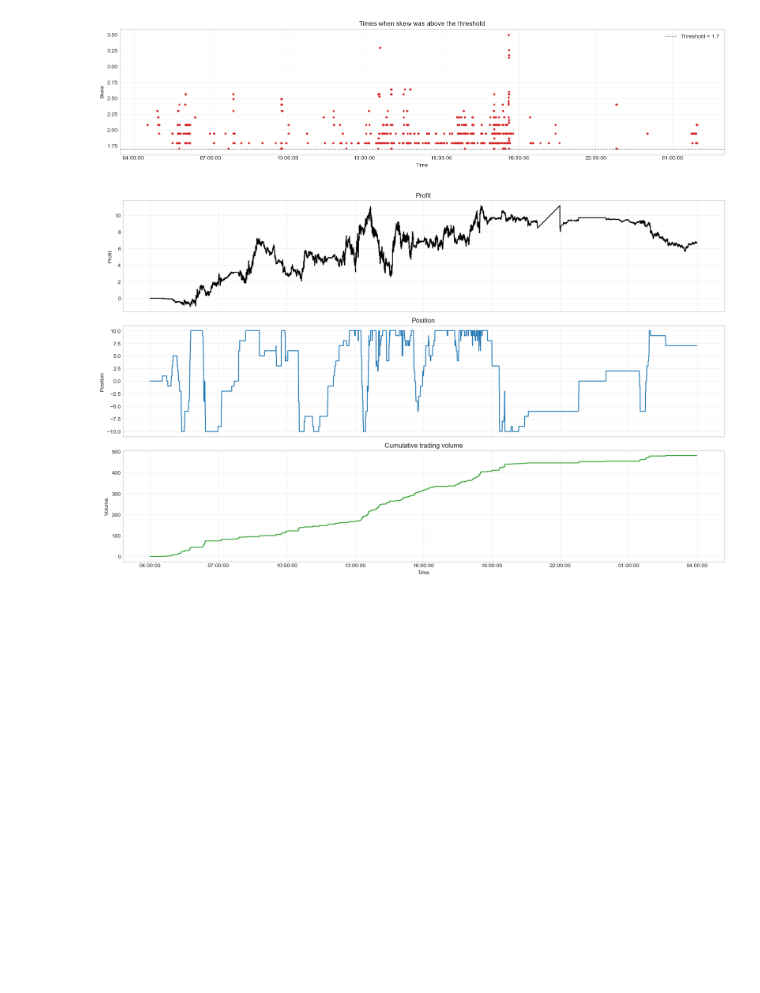
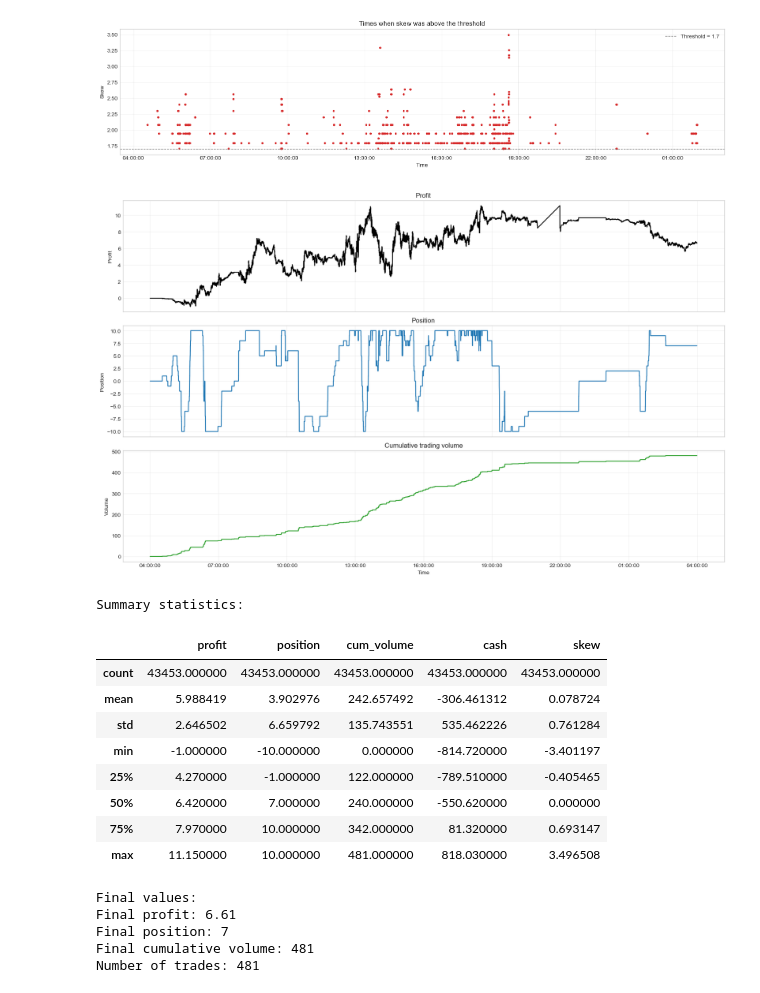
Before and after one commit to SpiroDouvis/FNCE449, a Jupyter notebook: FNCE449_DAY2/FNCE449_Day2_Assignment.ipynb, the cells around one changed output. Saved outputs shown, nothing was run; the diff lists cells and outputs as text; code cells hidden in the pictures; blank space fills up the shorter version.

```diff
--- a/FNCE449_DAY2/FNCE449_Day2_Assignment.ipynb
+++ b/FNCE449_DAY2/FNCE449_Day2_Assignment.ipynb
@@ -185,25 +185,48 @@ plt.show()
 # %%
 # Step 6: Plot profit, position, and cumulative volume
 fig, axes = plt.subplots(3, 1, figsize=(16, 10), sharex=True)
 
 axes[0].plot(strategy["ts_event"], strategy["profit"], color="black", linewidth=1.5)
 axes[0].set_title("Profit")
 axes[0].set_ylabel("Profit")
 
 axes[1].plot(strategy["ts_event"], strategy["position"], color="tab:blue", linewidth=1.5)
 axes[1].set_title("Position")
 axes[1].set_ylabel("Position")
 
 axes[2].plot(strategy["ts_event"], strategy["cum_volume"], color="tab:green", linewidth=1.5)
 axes[2].set_title("Cumulative trading volume")
 axes[2].set_ylabel("Volume")
 axes[2].set_xlabel("Time")
 
 for ax in axes:
     ax.xaxis.set_major_formatter(DateFormatter("%H:%M:%S"))
     ax.grid(True, alpha=0.3)
 
 plt.tight_layout()
 plt.show()
+print("Summary statistics:")
+display(strategy[["profit", "position", "cum_volume", "cash", "skew"]].describe())
+
+print("\nFinal values:")
+print(f"Final profit: {strategy['profit'].iloc[-1]:.2f}")
+print(f"Final position: {strategy['position'].iloc[-1]}")
+print(f"Final cumulative volume: {strategy['cum_volume'].iloc[-1]}")
+print(f"Number of trades: {len(trade_log)}")
 # %% [output]
 [figure]
+Summary statistics:
+|  | profit | position | cum_volume | cash | skew |
+| count | 43453.000000 | 43453.000000 | 43453.000000 | 43453.000000 | 43453.000000 |
+| mean | 5.988419 | 3.902976 | 242.657492 | -306.461312 | 0.078724 |
+| std | 2.646502 | 6.659792 | 135.743551 | 535.462226 | 0.761284 |
+| min | -1.000000 | -10.000000 | 0.000000 | -814.720000 | -3.401197 |
+| 25% | 4.270000 | -1.000000 | 122.000000 | -789.510000 | -0.405465 |
+| 50% | 6.420000 | 7.000000 | 240.000000 | -550.620000 | 0.000000 |
+| 75% | 7.970000 | 10.000000 | 342.000000 | 81.320000 | 0.693147 |
+| max | 11.150000 | 10.000000 | 481.000000 | 818.030000 | 3.496508 |
+Final values:
+Final profit: 6.61
+Final position: 7
+Final cumulative volume: 481
+Number of trades: 481
```
Also changed, not shown: 3 other files.
